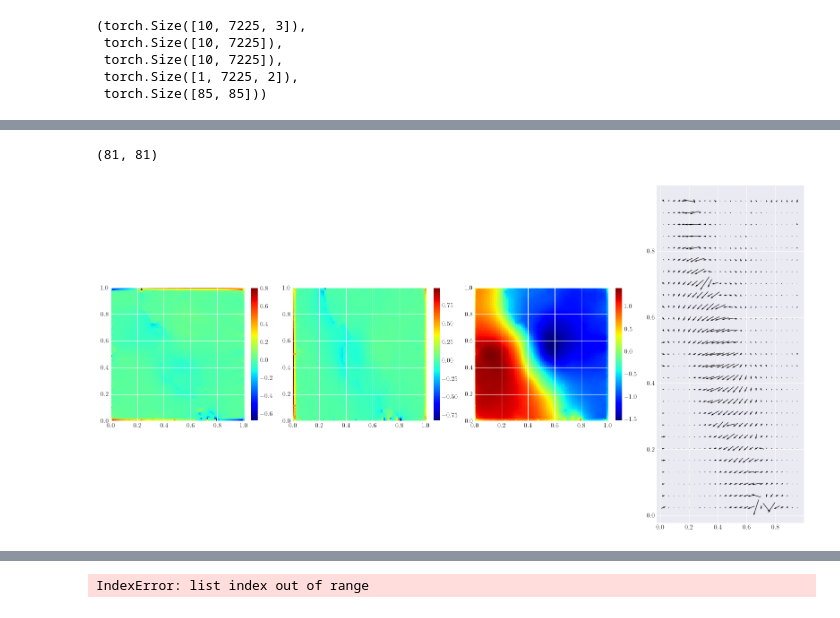
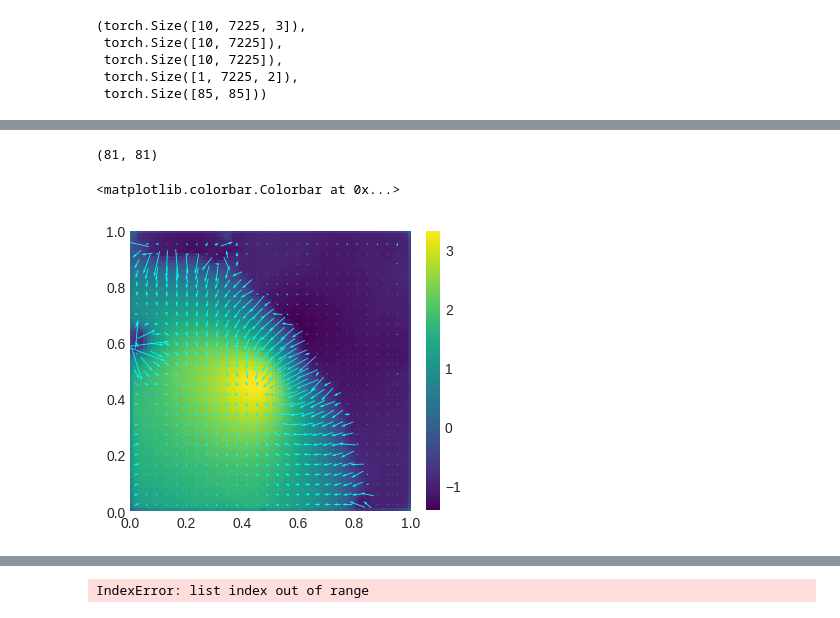
Before and after one commit to alizma/symmetry_learning, a Jupyter notebook: fno_classic/viz_fno_darcy.ipynb, the cells around one changed output, grey strips where cells are left out. Saved outputs shown, nothing was run; the diff lists cells and outputs as text; code cells hidden in the pictures.

```diff
--- a/fno_classic/viz_fno_darcy.ipynb
+++ b/fno_classic/viz_fno_darcy.ipynb
@@ -187,45 +220,66 @@ cpu
 # %%
 X, Y = torch.meshgrid(torch.linspace(0, 1, s), torch.linspace(0, 1, s))
-t_idx = 3
+t_idx = 2
 
 Ux = -torch.diff(y[t_idx].reshape(85, 85), dim=0, prepend=torch.zeros(1, 85))
 Uy = torch.diff(y[t_idx].reshape(85, 85), dim=1, prepend=torch.zeros(85, 1))
 # torch.diff(y[0].reshape(85, 85), dim=0, prepend=torch.zeros(1, 85)).shape
-plt.figure(figsize=(16, 8))
-plt.subplot(141)
-plt.imshow(Ux, cmap='jet', extent=[0, 1, 0, 1]) #dx
-plt.colorbar(fraction = 0.045, )
+plt.figure(figsize=(4, 6))
+# plt.subplot(131)
+# plt.imshow(Ux, cmap='jet', extent=[0, 1, 0, 1]) #dx
+# plt.colorbar(fraction = 0.045, )
+#
+# plt.subplot(132)
+# plt.imshow(Uy, cmap='jet', extent=[0, 1, 0, 1]) #dy
+# plt.colorbar(fraction = 0.045, )
+#
+#
+# plt.subplot(133)
+im3  = plt.imshow(y[t_idx].reshape(85, 85).cpu().detach().numpy(),  extent=[0, 1, 0, 1], cmap='viridis', interpolation='nearest')  #cmap='jet',
+# contours = plt.contour(X, Y, y[t_idx].reshape(85, 85).cpu().detach().numpy(), 20, colors='grey')
+N = 3
 
-plt.subplot(142)
-plt.imshow(Uy, cmap='jet', extent=[0, 1, 0, 1]) #dy
-plt.colorbar(fraction = 0.045, )
+X, Y, Ux, Uy = X[2:-2,2:-2], Y[2:-2,2:-2], Ux[2:-2,2:-2], Uy[2:-2,2:-2]
 
-
-plt.subplot(143)
-plt.imshow(y[t_idx].reshape(85, 85).cpu().detach().numpy(), cmap='jet', extent=[0, 1, 0, 1])
-plt.colorbar(fraction = 0.045, )
-
-# print(torch.diff(y[0].reshape(85, 85), dim=-1,).shape)
-#def compute_derivs(Ufield):
-#    dx = torch.diff(Ufield, )
-plt.subplot(144)
-
-# plt.quiver(Y, X, Uy, Ux)
-N = 3
-X, Y, Ux, Uy = X[2:-2,2:-2], Y[2:-2,2:-2], Ux[2:-2,2:-2], Uy[2:-2,2:-2]
+C = Ux**2 + Uy**2
 
 coloring = lambda x, y: x**2 + y**2
 colors = coloring(Ux, Uy)
 norm  = mpl.colors.Normalize()
 norm.autoscale(colors)
-cmap = mpl.cm.inferno
+cmap = mpl.cm.cool
 print(norm(colors).shape)
 
-plt.quiver(Y[::N, ::N], X[::N, ::N], Uy[::N, ::N].flip(0), Ux[::N, ::N].flip(0), width=0.0035, pivot='mid', units='width') # , pivot='mid',units='x'
+sm = mpl.cm.ScalarMappable(cmap=cmap, norm=norm)
+sm.set_array([])
+plt.quiver(Y[::N, ::N], X[::N, ::N], Uy[::N, ::N].flip(0), Ux[::N, ::N].flip(0), C[::N, ::N], width=0.003, pivot='mid', units='width', cmap=cmap, norm=norm) # , pivot='mid',units='x'
+plt.grid(False)
+
+plt.colorbar(im3, fraction = 0.045, cmap='viridis', location='right')
+# plt.colorbar(sm, fraction = 0.045, location='bottom')
+
+# print(torch.diff(y[0].reshape(85, 85), dim=-1,).shape)
+#def compute_derivs(Ufield):
+#    dx = torch.diff(Ufield, )
+# plt.subplot(144)
+#
+# plt.quiver(Y, X, Uy, Ux)
+# N = 3
+# X, Y, Ux, Uy = X[2:-2,2:-2], Y[2:-2,2:-2], Ux[2:-2,2:-2], Uy[2:-2,2:-2]
+#
+# coloring = lambda x, y: x**2 + y**2
+# colors = coloring(Ux, Uy)
+# norm  = mpl.colors.Normalize()
+# norm.autoscale(colors)
+# cmap = mpl.cm.viridis
+# print(norm(colors).shape)
+#
+# plt.quiver(Y[::N, ::N], X[::N, ::N], Uy[::N, ::N].flip(0), Ux[::N, ::N].flip(0), width=0.0035, pivot='mid', units='width') # , pivot='mid',units='x'
 
 
 # plt.streamplot(X, Y, Ux, Uy)
-plt.tight_layout()
+# plt.tight_layout()
 # %% [output]
 (81, 81)
+<matplotlib.colorbar.Colorbar at 0x...>
-[figure, old version]
+[figure, new version]
```
Also changed, not shown: parts of 6 cells of this notebook, 1 other file.
